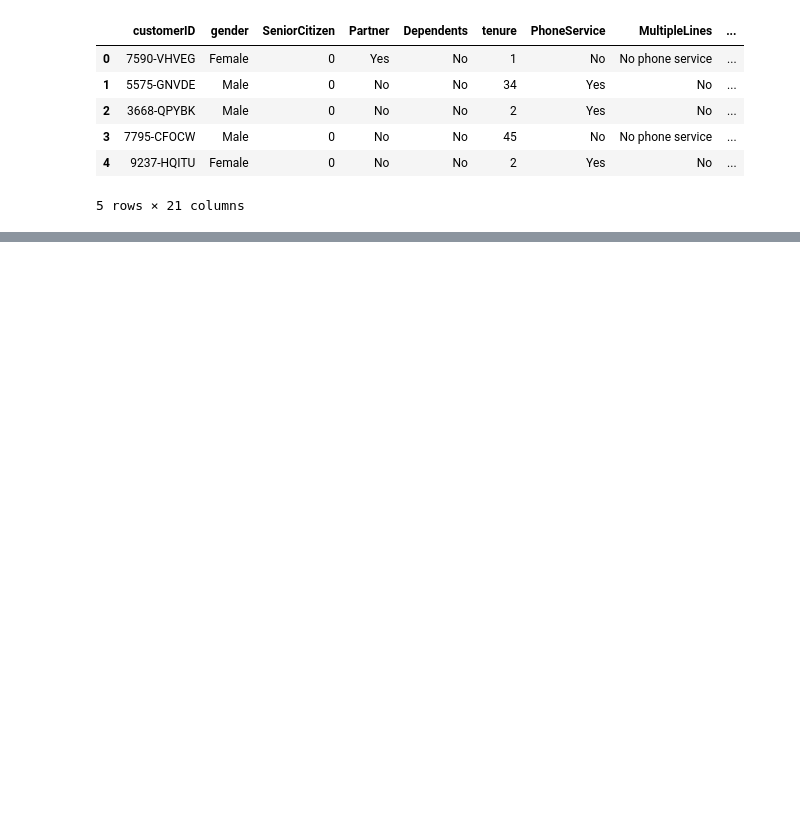
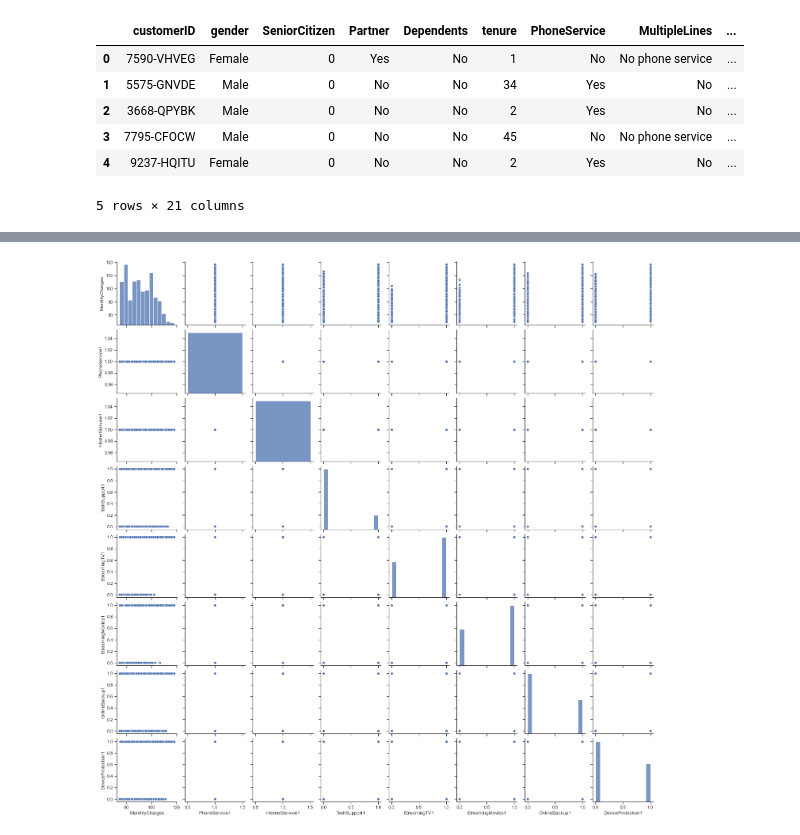
Before and after one commit to chebwa/Assignment9, a Jupyter notebook: Assignments/Assignment 4/Telco Assignment.ipynb, the cells around one changed output, grey strips where cells are left out. Cells and saved outputs as stored; diff of their text form; code cells hidden in the pictures; blank space fills up the shorter version.

```diff
--- a/Assignments/Assignment 4/Telco Assignment.ipynb
+++ b/Assignments/Assignment 4/Telco Assignment.ipynb
@@ -13,0 +85,8 @@ telco.head()
+# %%
+def Remove_string(amount):
+    if amount == " ":
+        return 0
+    else:
+        return amount
+
+telco['TotalCharges'] = telco['TotalCharges'].apply(lambda x: f"{Remove_string(x)}")
@@ -13,0 +108,2 @@ telco.head()
+# %%
+telco["TotalCharges"] = pd.to_numeric(telco["TotalCharges"])
@@ -13,0 +126,6 @@ telco.head()
+# %%
+#Q2.a) Phone Service, Internet Service, StreaamingTV because they have a higher correlation with high Monthly charges where people have left.
+
+telco_Churn= telco[telco["Churn"]== "Yes"]
+telco_Churn_max = telco_Churn[telco_Churn["MonthlyCharges"] > telco_Churn["MonthlyCharges"].mean()]
+telco_Churn_max.groupby(['PhoneService', 'InternetService','TechSupport', 'StreamingTV', 'StreamingMovies', 'DeviceProtection', 'OnlineBackup'])['MonthlyCharges'].count().unstack()
@@ -13,0 +151,8 @@ telco.head()
+# %%
+telco_Churn_max["TechSupport1"]= telco_Churn_max["TechSupport"].map({"Yes": 1, "No": 0})
+telco_Churn_max["StreamingTV1"]= telco_Churn_max["StreamingTV"].map({"Yes": 1, "No": 0})
+telco_Churn_max["StreamingMovies1"]= telco_Churn_max["StreamingMovies"].map({"Yes": 1, "No": 0})
+telco_Churn_max["OnlineBackup1"]= telco_Churn_max["OnlineBackup"].map({"Yes": 1, "No": 0})
+telco_Churn_max["DeviceProtection1"]= telco_Churn_max["DeviceProtection"].map({"Yes": 1, "No": 0})
+telco_Churn_max["PhoneService1"]= 1
+telco_Churn_max["InternetService1"]= 1
@@ -13,0 +177,8 @@ telco.head()
+# %%
+telco_Churn_max1= telco_Churn_max[["MonthlyCharges", "PhoneService1", "InternetService1", "TechSupport1", "StreamingTV1", "StreamingMovies1", "OnlineBackup1", "DeviceProtection1"]].copy()
+
+import seaborn as sns; sns.set(style="ticks", color_codes=True)
+
+g = sns.pairplot(telco_Churn_max1)
+# %% [output]
+[figure, added]
```
Also changed, not shown: parts of 15 cells of this notebook.
